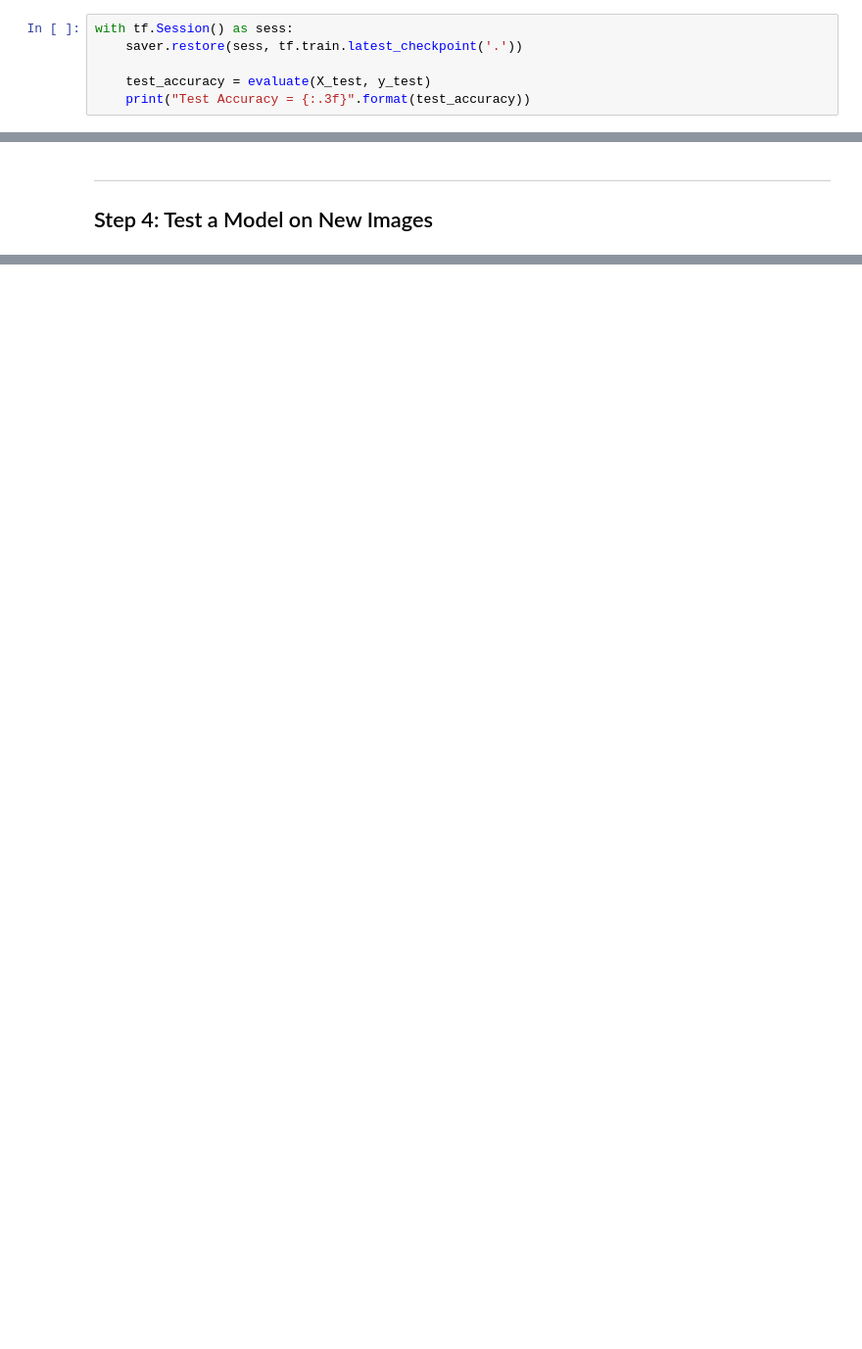
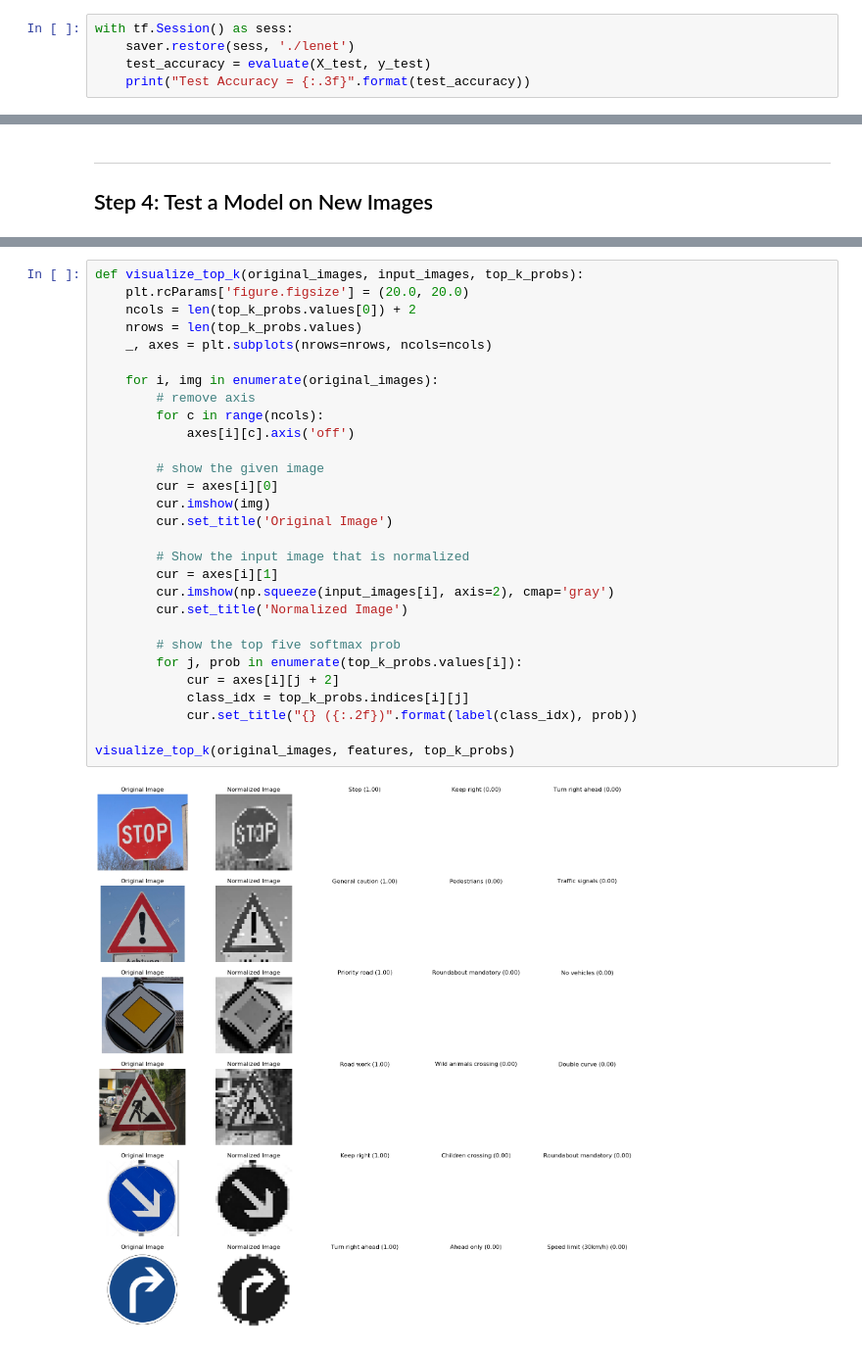
Before and after one commit to NathanBWaters/CarND-Traffic-Sign-Classifier-Project, a Jupyter notebook: Traffic_Sign_Classifier.ipynb, the cells around one changed output, grey strips where cells are left out. Shown at 98% size. Drawn from its saved outputs; the diff is of its cells as text; blank space fills up the shorter version.

```diff
--- a/Traffic_Sign_Classifier.ipynb
+++ b/Traffic_Sign_Classifier.ipynb
@@ -428,7 +453,6 @@ KeyboardInterrupt:
 Test how well the model does on the test dataset.
 # %%
 with tf.Session() as sess:
-    saver.restore(sess, tf.train.latest_checkpoint('.'))
-
+    saver.restore(sess, './lenet')
     test_accuracy = evaluate(X_test, y_test)
     print("Test Accuracy = {:.3f}".format(test_accuracy))
@@ -471,0 +516,31 @@ ValueError: Shape must be rank 4 but is rank 3 for 'Conv2D_36' (op: 'Conv2D') wi
+# %%
+def visualize_top_k(original_images, input_images, top_k_probs):
+    plt.rcParams['figure.figsize'] = (20.0, 20.0)
+    ncols = len(top_k_probs.values[0]) + 2
+    nrows = len(top_k_probs.values)
+    _, axes = plt.subplots(nrows=nrows, ncols=ncols)
+
+    for i, img in enumerate(original_images):
+        # remove axis
+        for c in range(ncols):
+            axes[i][c].axis('off')
+
+        # show the given image
+        cur = axes[i][0]
+        cur.imshow(img)
+        cur.set_title('Original Image')
+
+        # Show the input image that is normalized
+        cur = axes[i][1]
+        cur.imshow(np.squeeze(input_images[i], axis=2), cmap='gray')
+        cur.set_title('Normalized Image')
+
+        # show the top five softmax prob
+        for j, prob in enumerate(top_k_probs.values[i]):
+            cur = axes[i][j + 2]
+            class_idx = top_k_probs.indices[i][j]
+            cur.set_title("{} ({:.2f})".format(label(class_idx), prob))
+
+visualize_top_k(original_images, features, top_k_probs)
+# %% [output]
+[figure, added]
```
Also changed, not shown: parts of 16 cells of this notebook, 19 other files.
